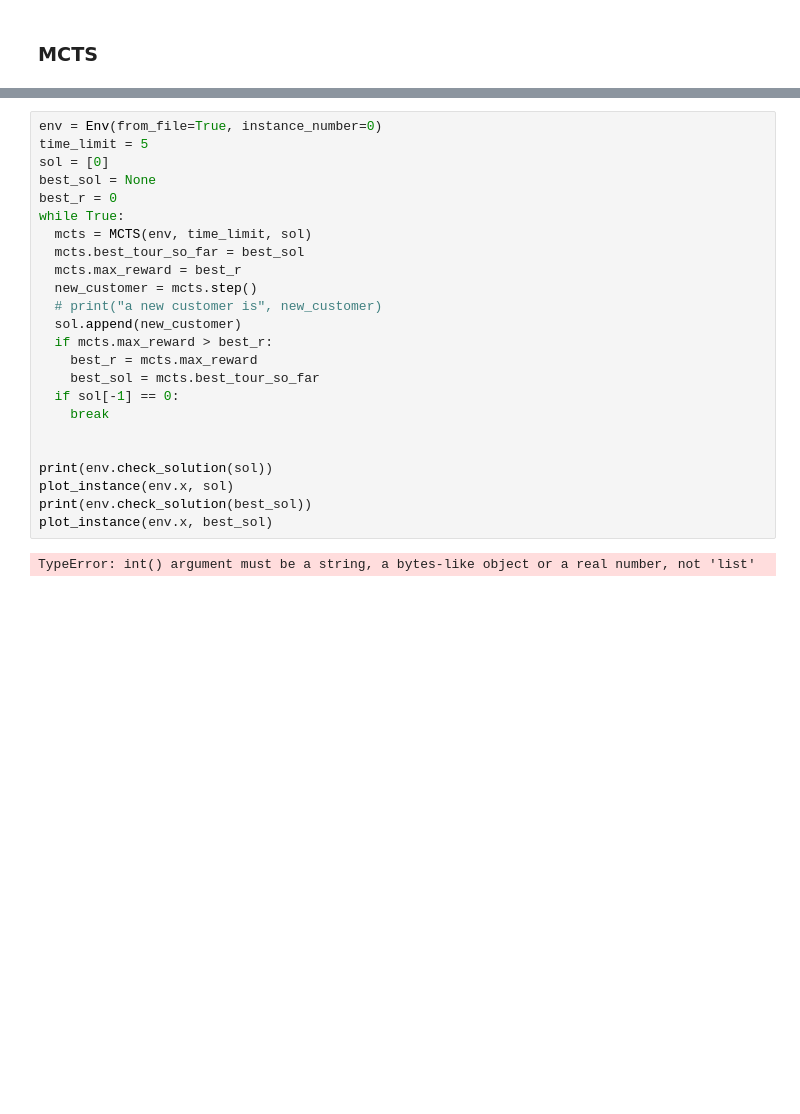
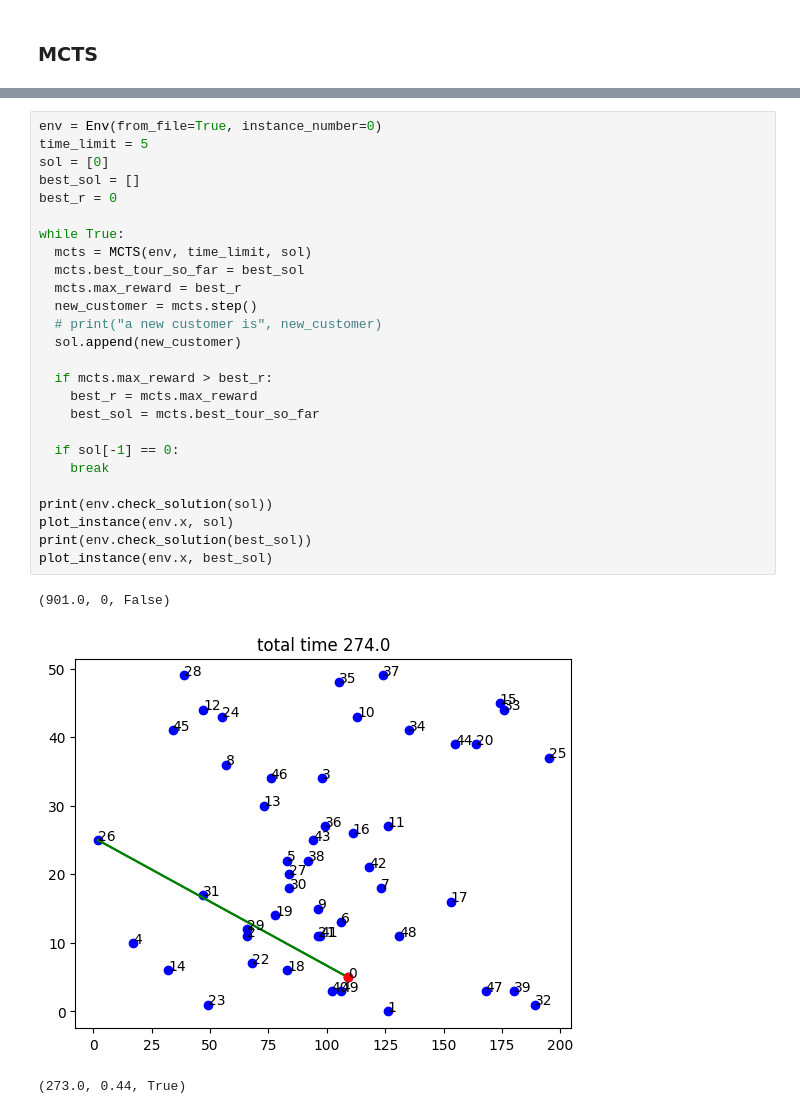
Before and after one commit to filippocasari/AS4-AI, a Jupyter notebook: MCTS_for_the_OPTW.ipynb, the cells around one changed output, grey strips where cells are left out. Saved outputs shown, nothing was run; the diff lists cells and outputs as text; blank space fills up the shorter version.

```diff
--- a/MCTS_for_the_OPTW.ipynb
+++ b/MCTS_for_the_OPTW.ipynb
@@ -278,26 +289,30 @@ class MCTS:
 # %%
 env = Env(from_file=True, instance_number=0)
 time_limit = 5
 sol = [0]
-best_sol = None
+best_sol = []
 best_r = 0
+
 while True:
   mcts = MCTS(env, time_limit, sol)
   mcts.best_tour_so_far = best_sol
   mcts.max_reward = best_r
   new_customer = mcts.step()
   # print("a new customer is", new_customer)
   sol.append(new_customer)
+
   if mcts.max_reward > best_r:
     best_r = mcts.max_reward
     best_sol = mcts.best_tour_so_far
+
   if sol[-1] == 0:
     break
-
 
 print(env.check_solution(sol))
 plot_instance(env.x, sol)
 print(env.check_solution(best_sol))
 plot_instance(env.x, best_sol)
 # %% [output]
-TypeError: int() argument must be a string, a bytes-like object or a real number, not 'list'
+(901.0, 0, False)
+[figure, added]
+(273.0, 0.44, True)
```
Also changed, not shown: parts of 5 cells of this notebook.
